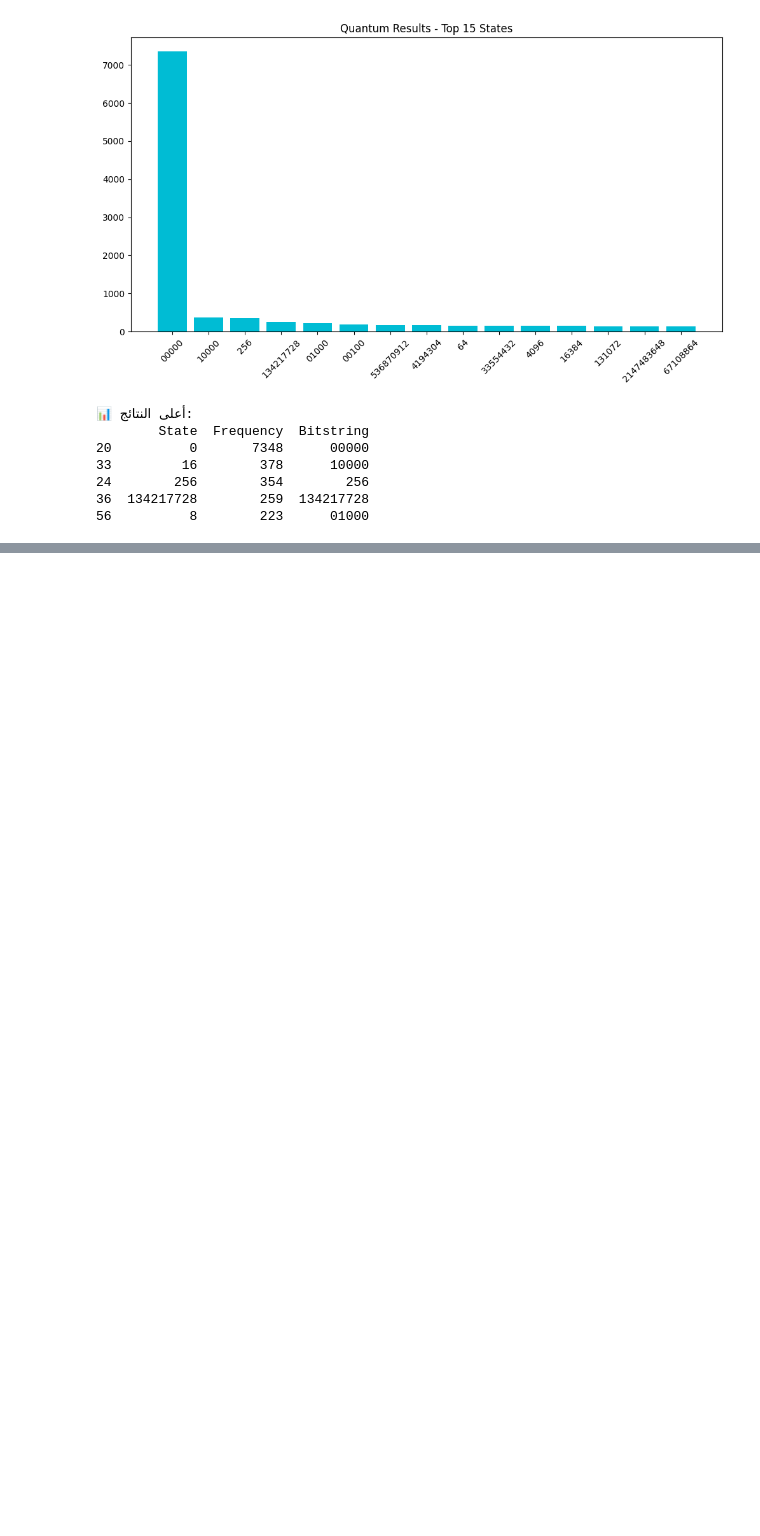
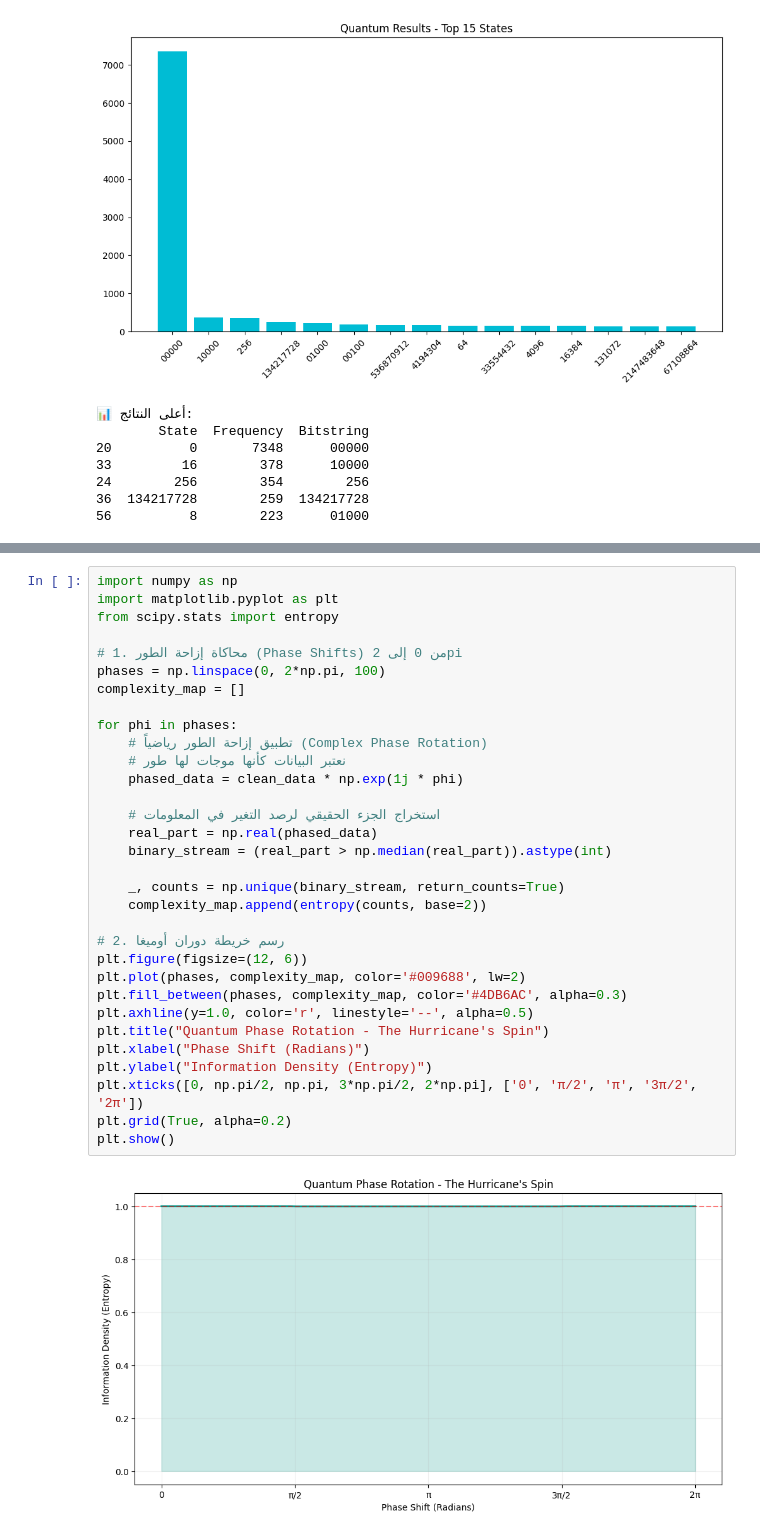
Before and after one commit to hamidchaouchi/ibm-127-qubit, a Jupyter notebook: ibm-127-qubit.ipynb, the cells around one changed output, grey strips where cells are left out. Cells and saved outputs as stored; diff of their text form; blank space fills up the shorter version.

```diff
--- a/ibm-127-qubit.ipynb
+++ b/ibm-127-qubit.ipynb
@@ -795,0 +1381,34 @@ print(peak_data)
+# %%
+import numpy as np
+import matplotlib.pyplot as plt
+from scipy.stats import entropy
+
+# 1. محاكاة إزاحة الطور (Phase Shifts) من 0 إلى 2pi
+phases = np.linspace(0, 2*np.pi, 100)
+complexity_map = []
+
+for phi in phases:
+    # تطبيق إزاحة الطور رياضياً (Complex Phase Rotation)
+    # نعتبر البيانات كأنها موجات لها طور
+    phased_data = clean_data * np.exp(1j * phi)
+
+    # استخراج الجزء الحقيقي لرصد التغير في المعلومات
+    real_part = np.real(phased_data)
+    binary_stream = (real_part > np.median(real_part)).astype(int)
+
+    _, counts = np.unique(binary_stream, return_counts=True)
+    complexity_map.append(entropy(counts, base=2))
+
+# 2. رسم خريطة دوران أوميغا
+plt.figure(figsize=(12, 6))
+plt.plot(phases, complexity_map, color='#009688', lw=2)
+plt.fill_between(phases, complexity_map, color='#4DB6AC', alpha=0.3)
+plt.axhline(y=1.0, color='r', linestyle='--', alpha=0.5)
+plt.title("Quantum Phase Rotation - The Hurricane's Spin")
+plt.xlabel("Phase Shift (Radians)")
+plt.ylabel("Information Density (Entropy)")
+plt.xticks([0, np.pi/2, np.pi, 3*np.pi/2, 2*np.pi], ['0', 'π/2', 'π', '3π/2', '2π'])
+plt.grid(True, alpha=0.2)
+plt.show()
+# %% [output]
+[figure, added]
```
Also changed, not shown: parts of 28 cells of this notebook.
